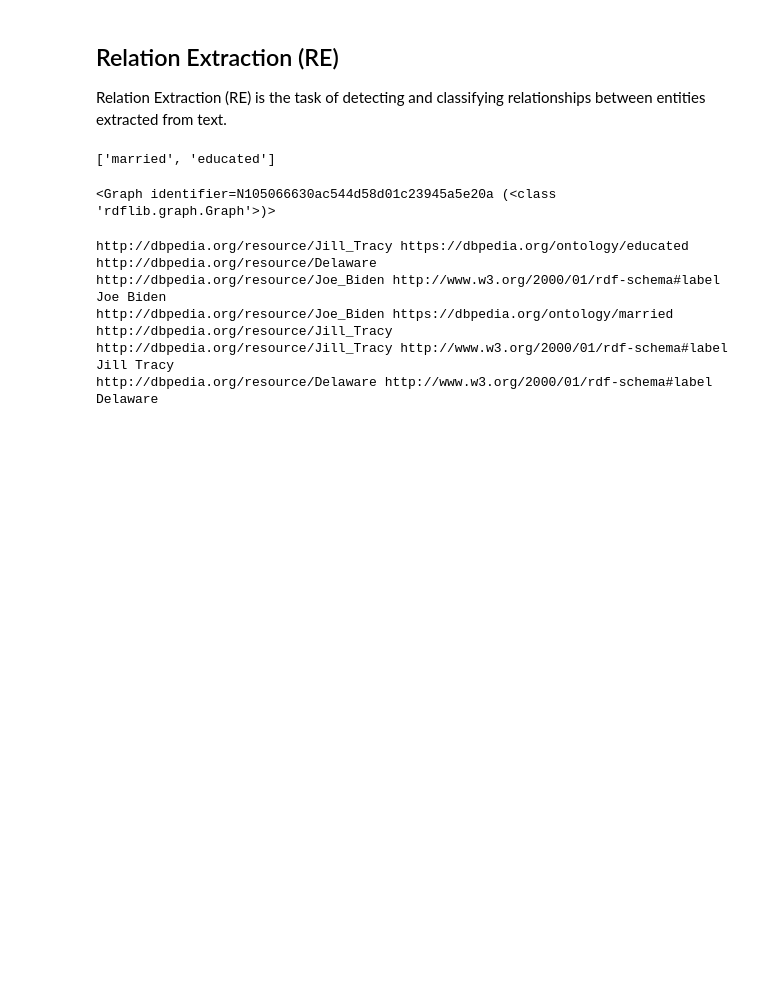
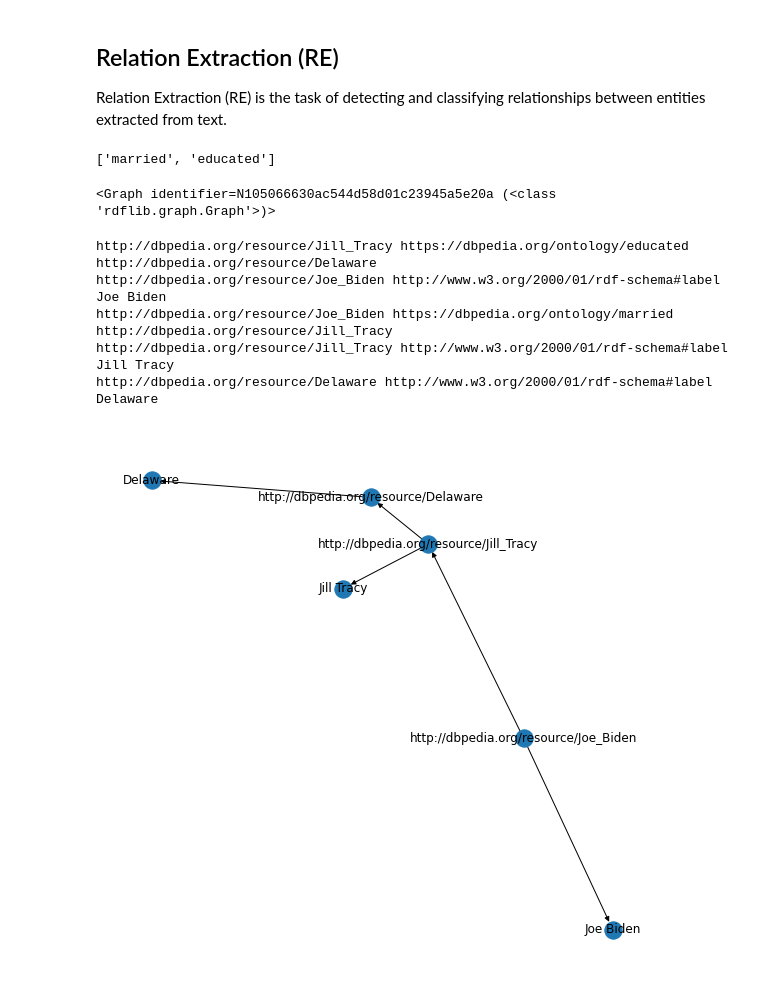
Before and after one commit to hugojm/medium, a Jupyter notebook: textokg.ipynb, the cells around one changed output. Drawn from its saved outputs; the diff is of its cells as text; code cells hidden in the pictures; blank space fills up the shorter version.

Commit message:
plot

```diff
--- a/textokg.ipynb
+++ b/textokg.ipynb
@@ -126,3 +126,23 @@ http://dbpedia.org/resource/Joe_Biden http://www.w3.org/2000/01/rdf-schema#label
 http://dbpedia.org/resource/Joe_Biden https://dbpedia.org/ontology/married http://dbpedia.org/resource/Jill_Tracy
 http://dbpedia.org/resource/Jill_Tracy http://www.w3.org/2000/01/rdf-schema#label Jill Tracy
 http://dbpedia.org/resource/Delaware http://www.w3.org/2000/01/rdf-schema#label Delaware
+# %%
+import rdflib
+from rdflib.extras.external_graph_libs import rdflib_to_networkx_multidigraph
+import networkx as nx
+import matplotlib.pyplot as plt
+
+G = rdflib_to_networkx_multidigraph(g)
+
+# Plot Networkx instance of RDF Graph
+pos = nx.spring_layout(G, scale=2)
+edge_labels = nx.get_edge_attributes(G, 'r')
+plt.figure(figsize=(10,10))
+nx.draw_networkx_edge_labels(G, pos, edge_labels=edge_labels)
+nx.draw(G, with_labels=True)
+
+#if not in interactive mode for
+
+plt.show()
+# %% [output]
+[figure, added]
```
